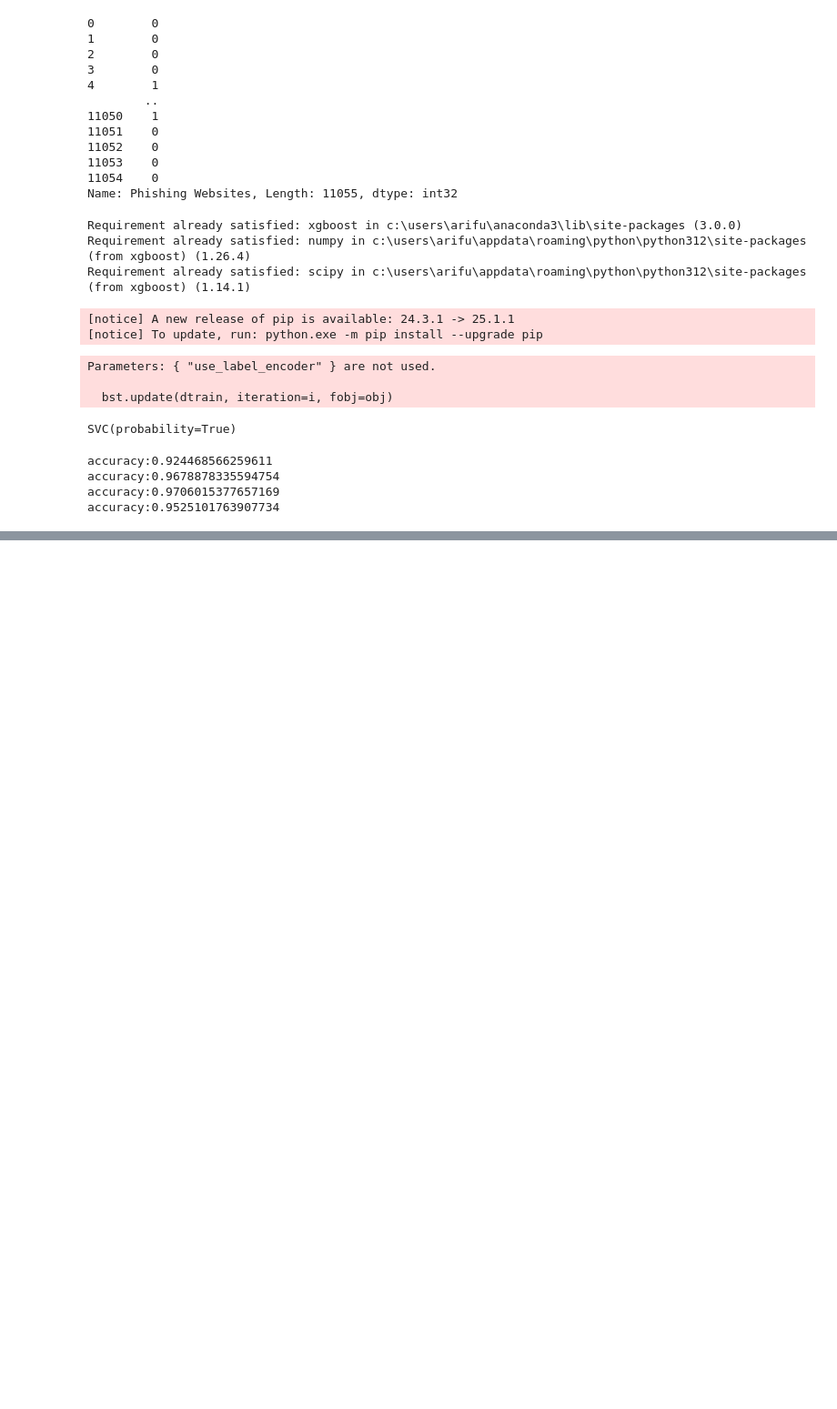
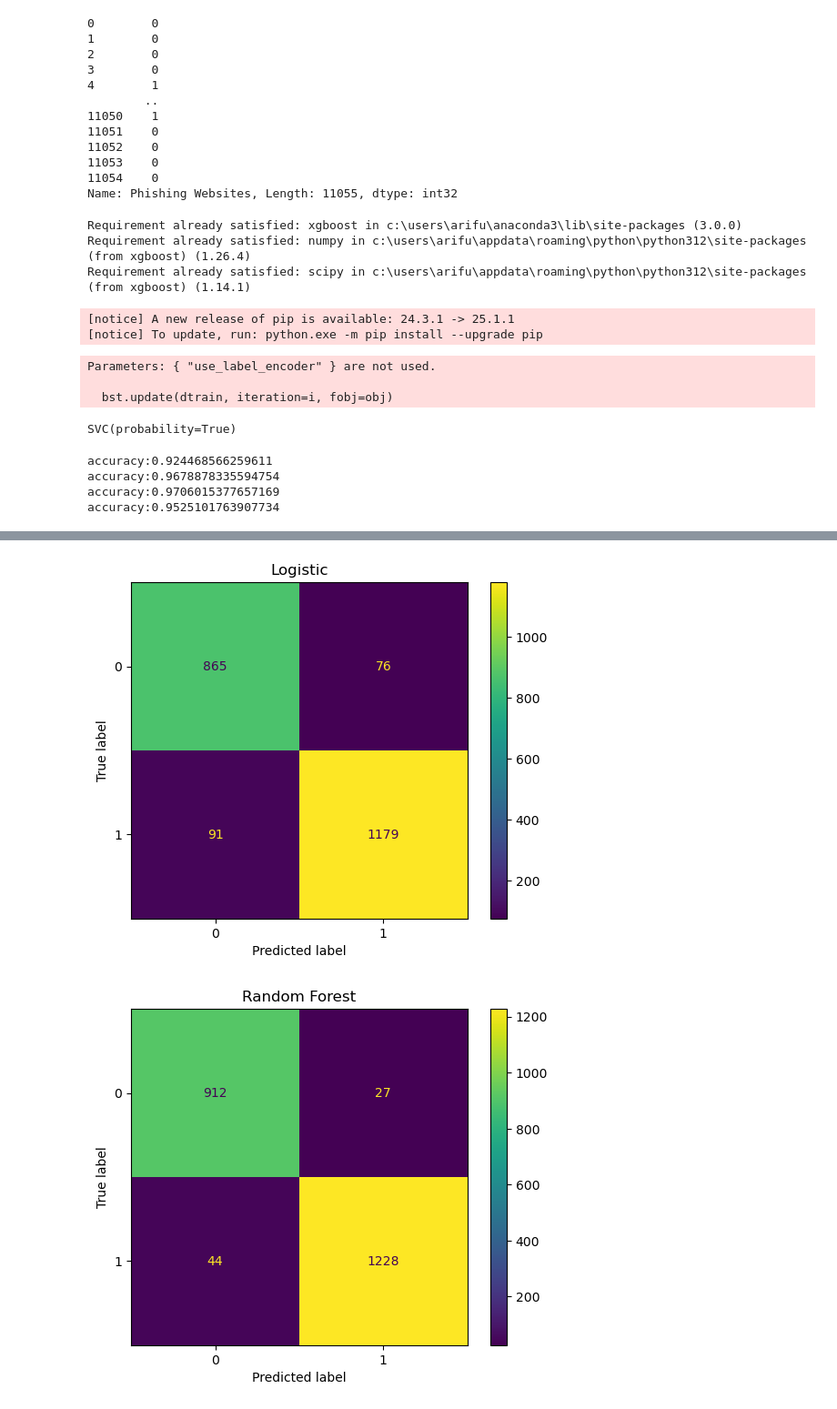
Before and after one commit to Af21S/ensemble-techniques-project, a Jupyter notebook: project.ipynb, the cells around one changed output, grey strips where cells are left out. Shown at 91% size. Saved outputs shown, nothing was run; the diff lists cells and outputs as text; code cells hidden in the pictures; blank space fills up the shorter version.

```diff
--- a/project.ipynb
+++ b/project.ipynb
@@ -355,0 +395,9 @@ Stacking Classifier Accuracy: 0.9724
+# %%
+for i,j in zip(models_final,pred_list):
+    cm=confusion_matrix(j,y_test)
+    display=ConfusionMatrixDisplay(confusion_matrix=cm)
+    display.plot()
+    plt.title(i)
+# %% [output]
+[figure, added]
+[figure, added]
```
Also changed, not shown: parts of 9 cells of this notebook.
